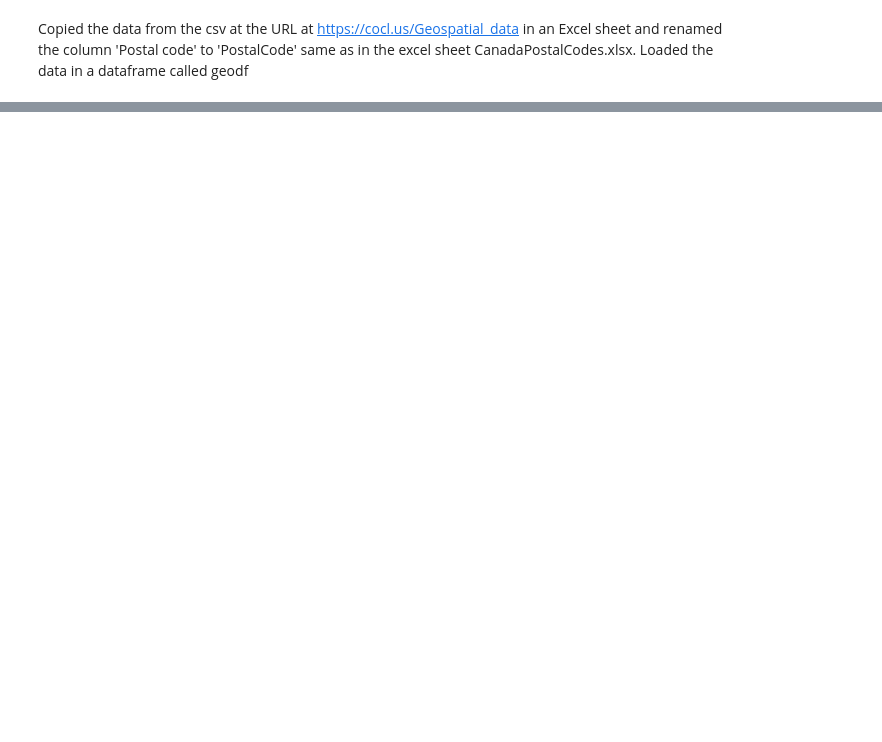
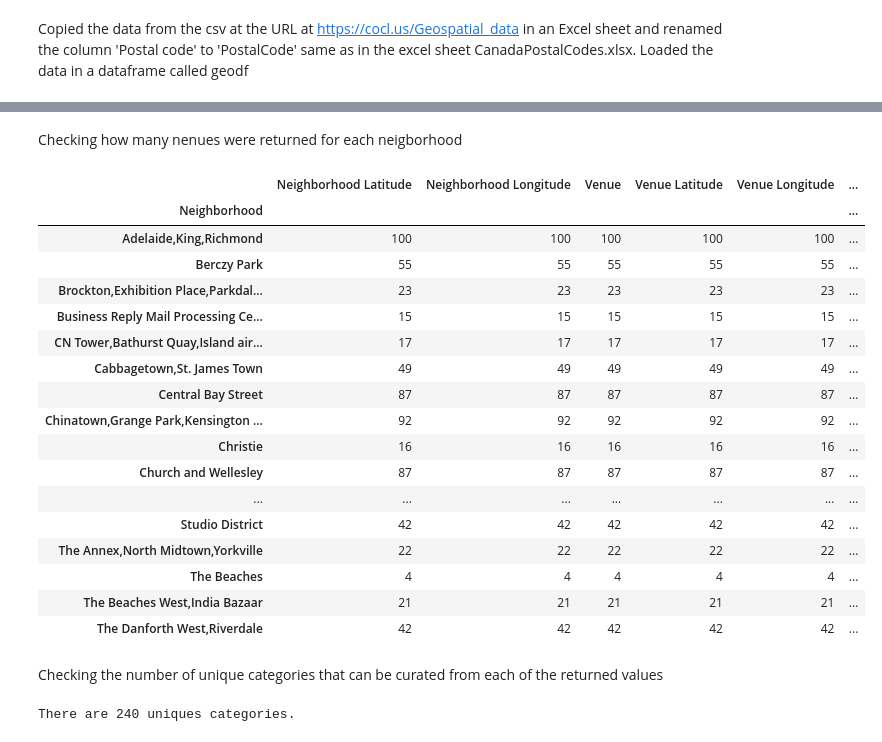
Before and after one commit to pmukher/Coursera_Capstone, a Jupyter notebook: Segmenting and Clustering Neighborhoods in Toronto.ipynb, the cells around one changed output, grey strips where cells are left out. Drawn from its saved outputs; the diff is of its cells as text; code cells hidden in the pictures; blank space fills up the shorter version.

Commit message:
Analyzing the Neigborhoods

```diff
--- a/Segmenting and Clustering Neighborhoods in Toronto.ipynb
+++ b/Segmenting and Clustering Neighborhoods in Toronto.ipynb
@@ -35,0 +48,3 @@ df = df.merge(geodf, on="PostalCode", how = 'inner')
+# %%
+result = pd.concat([df, geodf], axis = 1)
+result.head()
@@ -35,0 +58,5 @@ df = df.merge(geodf, on="PostalCode", how = 'inner')
+# %%
+CLIENT_ID = 'C1UYVLF4RL5AWWT22ISOZIFGKGELWO3MKB345KNQVCAPKYX3'
+CLIENT_SECRET = 'HPP5M3BSQE3DGNEPI4HHIK5LHNWAV0FIW23ZMDQWBTBM5M0H'
+VERSION = '20180605'
+LIMIT = 100
@@ -35,0 +65,7 @@ df = df.merge(geodf, on="PostalCode", how = 'inner')
+# %%
+toronto_neighborhoods = []
+for index, row in result.iterrows():
+    if 'Toronto' in row['Borough'] and row['Borough'] not in toronto_neighborhoods:
+        toronto_neighborhoods.append(row['Borough'])
+toronto_data = result.loc[df['Borough'].isin(toronto_neighborhoods)]
+toronto_data.head()
@@ -35,0 +121,5 @@ df = df.merge(geodf, on="PostalCode", how = 'inner')
+# %%
+toronto_venues = getNearbyVenues(names=toronto_data['Neighborhood'],
+                                   latitudes=toronto_data['Latitude'],
+                                   longitudes=toronto_data['Longitude']
+                                  )
@@ -35,0 +157,29 @@ df = df.merge(geodf, on="PostalCode", how = 'inner')
+# %% [markdown]
+Checking how many nenues were returned for each neigborhood
+# %%
+toronto_venues.groupby('Neighborhood').count()
+# %% [output]
+|  | Neighborhood Latitude | Neighborhood Longitude | Venue | Venue Latitude | Venue Longitude | ... |
+| Neighborhood |  |  |  |  |  | ... |
+| Adelaide,King,Richmond | 100 | 100 | 100 | 100 | 100 | ... |
+| Berczy Park | 55 | 55 | 55 | 55 | 55 | ... |
+| Brockton,Exhibition Place,Parkdal... | 23 | 23 | 23 | 23 | 23 | ... |
+| Business Reply Mail Processing Ce... | 15 | 15 | 15 | 15 | 15 | ... |
+| CN Tower,Bathurst Quay,Island air... | 17 | 17 | 17 | 17 | 17 | ... |
+| Cabbagetown,St. James Town | 49 | 49 | 49 | 49 | 49 | ... |
+| Central Bay Street | 87 | 87 | 87 | 87 | 87 | ... |
+| Chinatown,Grange Park,Kensington ... | 92 | 92 | 92 | 92 | 92 | ... |
+| Christie | 16 | 16 | 16 | 16 | 16 | ... |
+| Church and Wellesley | 87 | 87 | 87 | 87 | 87 | ... |
+| ... | ... | ... | ... | ... | ... | ... |
+| Studio District | 42 | 42 | 42 | 42 | 42 | ... |
+| The Annex,North Midtown,Yorkville | 22 | 22 | 22 | 22 | 22 | ... |
+| The Beaches | 4 | 4 | 4 | 4 | 4 | ... |
+| The Beaches West,India Bazaar | 21 | 21 | 21 | 21 | 21 | ... |
+| The Danforth West,Riverdale | 42 | 42 | 42 | 42 | 42 | ... |
+# %% [markdown]
+Checking the number of unique categories that can be curated from each of the returned values
+# %%
+ print('There are {} uniques categories.'.format(len(toronto_venues['Venue Category'].unique())))
+# %% [output]
+There are 240 uniques categories.
```
Also changed, not shown: parts of 44 cells of this notebook.
